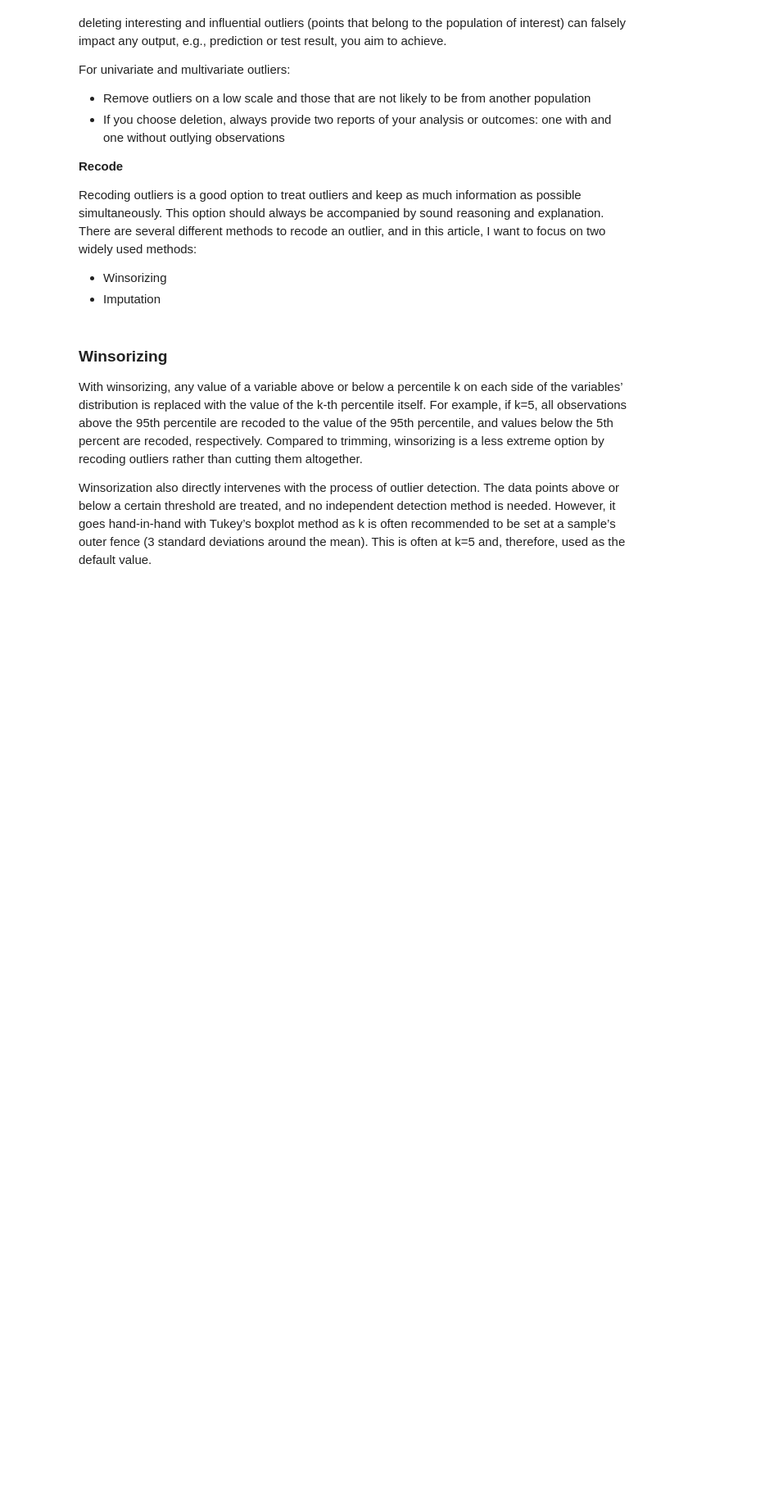
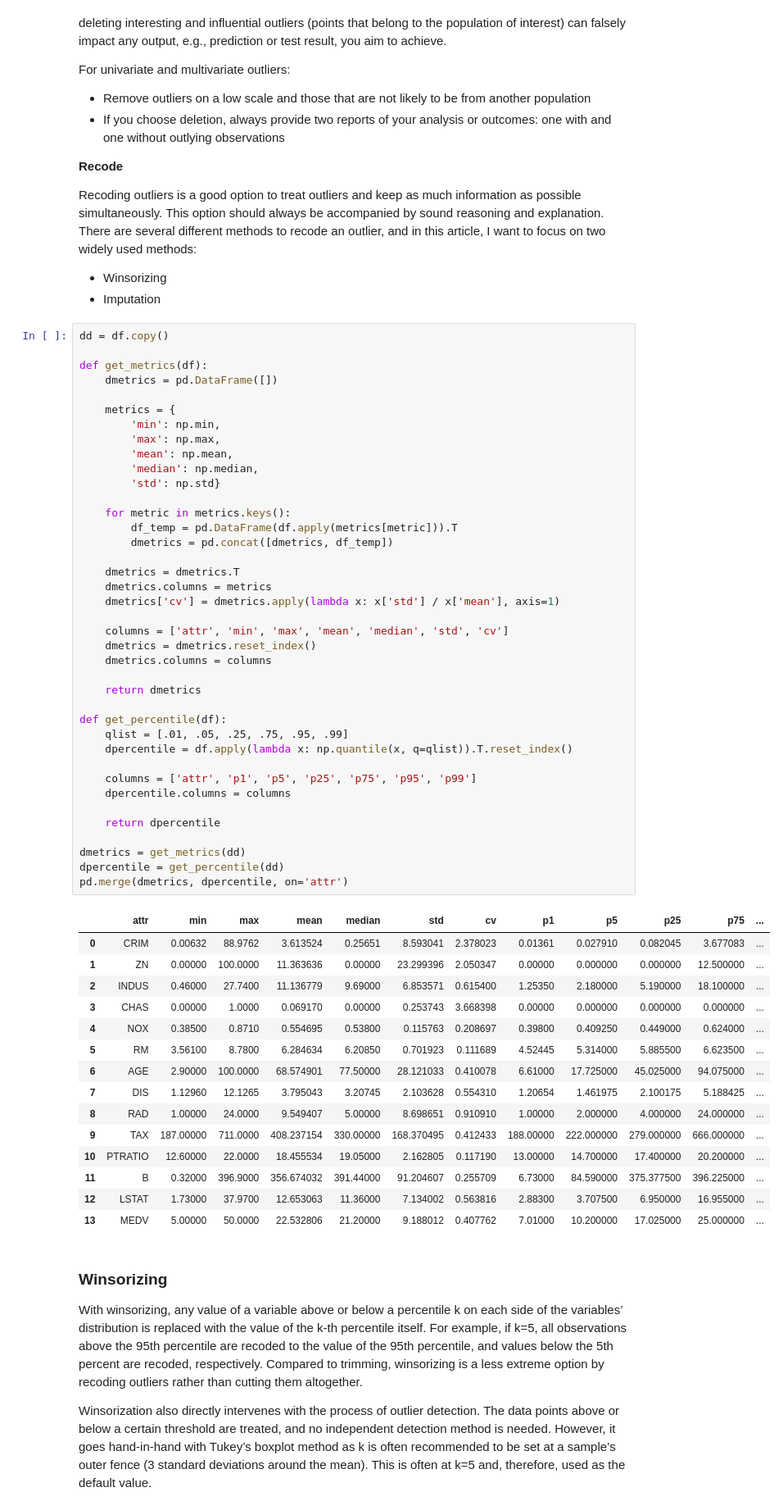
Before and after one commit to ficorrea/data_science, a Jupyter notebook: data_treatment/outlier_detect_treatment.ipynb, the cells around one changed output. Shown at 82% size. Drawn from its saved outputs; the diff is of its cells as text; blank space fills up the shorter version.

```diff
--- a/data_treatment/outlier_detect_treatment.ipynb
+++ b/data_treatment/outlier_detect_treatment.ipynb
@@ -482,6 +482,61 @@ Recoding outliers is a good option to treat outliers and keep as much informatio
 
 * Winsorizing
 * Imputation
+# %%
+dd = df.copy()
+
+def get_metrics(df):
+    dmetrics = pd.DataFrame([])
+
+    metrics = {
+        'min': np.min,
+        'max': np.max,
+        'mean': np.mean,
+        'median': np.median,
+        'std': np.std}
+
+    for metric in metrics.keys():
+        df_temp = pd.DataFrame(df.apply(metrics[metric])).T
+        dmetrics = pd.concat([dmetrics, df_temp])
+
+    dmetrics = dmetrics.T
+    dmetrics.columns = metrics
+    dmetrics['cv'] = dmetrics.apply(lambda x: x['std'] / x['mean'], axis=1)
+
+    columns = ['attr', 'min', 'max', 'mean', 'median', 'std', 'cv']
+    dmetrics = dmetrics.reset_index()
+    dmetrics.columns = columns
+
+    return dmetrics
+
+def get_percentile(df):
+    qlist = [.01, .05, .25, .75, .95, .99]
+    dpercentile = df.apply(lambda x: np.quantile(x, q=qlist)).T.reset_index()
+
+    columns = ['attr', 'p1', 'p5', 'p25', 'p75', 'p95', 'p99']
+    dpercentile.columns = columns
+
+    return dpercentile
+
+dmetrics = get_metrics(dd)
+dpercentile = get_percentile(dd)
+pd.merge(dmetrics, dpercentile, on='attr')
+# %% [output]
+|  | attr | min | max | mean | median | std | cv | p1 | p5 | p25 | p75 | ... |
+| 0 | CRIM | 0.00632 | 88.9762 | 3.613524 | 0.25651 | 8.593041 | 2.378023 | 0.01361 | 0.027910 | 0.082045 | 3.677083 | ... |
+| 1 | ZN | 0.00000 | 100.0000 | 11.363636 | 0.00000 | 23.299396 | 2.050347 | 0.00000 | 0.000000 | 0.000000 | 12.500000 | ... |
+| 2 | INDUS | 0.46000 | 27.7400 | 11.136779 | 9.69000 | 6.853571 | 0.615400 | 1.25350 | 2.180000 | 5.190000 | 18.100000 | ... |
+| 3 | CHAS | 0.00000 | 1.0000 | 0.069170 | 0.00000 | 0.253743 | 3.668398 | 0.00000 | 0.000000 | 0.000000 | 0.000000 | ... |
+| 4 | NOX | 0.38500 | 0.8710 | 0.554695 | 0.53800 | 0.115763 | 0.208697 | 0.39800 | 0.409250 | 0.449000 | 0.624000 | ... |
+| 5 | RM | 3.56100 | 8.7800 | 6.284634 | 6.20850 | 0.701923 | 0.111689 | 4.52445 | 5.314000 | 5.885500 | 6.623500 | ... |
+| 6 | AGE | 2.90000 | 100.0000 | 68.574901 | 77.50000 | 28.121033 | 0.410078 | 6.61000 | 17.725000 | 45.025000 | 94.075000 | ... |
+| 7 | DIS | 1.12960 | 12.1265 | 3.795043 | 3.20745 | 2.103628 | 0.554310 | 1.20654 | 1.461975 | 2.100175 | 5.188425 | ... |
+| 8 | RAD | 1.00000 | 24.0000 | 9.549407 | 5.00000 | 8.698651 | 0.910910 | 1.00000 | 2.000000 | 4.000000 | 24.000000 | ... |
+| 9 | TAX | 187.00000 | 711.0000 | 408.237154 | 330.00000 | 168.370495 | 0.412433 | 188.00000 | 222.000000 | 279.000000 | 666.000000 | ... |
+| 10 | PTRATIO | 12.60000 | 22.0000 | 18.455534 | 19.05000 | 2.162805 | 0.117190 | 13.00000 | 14.700000 | 17.400000 | 20.200000 | ... |
+| 11 | B | 0.32000 | 396.9000 | 356.674032 | 391.44000 | 91.204607 | 0.255709 | 6.73000 | 84.590000 | 375.377500 | 396.225000 | ... |
+| 12 | LSTAT | 1.73000 | 37.9700 | 12.653063 | 11.36000 | 7.134002 | 0.563816 | 2.88300 | 3.707500 | 6.950000 | 16.955000 | ... |
+| 13 | MEDV | 5.00000 | 50.0000 | 22.532806 | 21.20000 | 9.188012 | 0.407762 | 7.01000 | 10.200000 | 17.025000 | 25.000000 | ... |
 # %% [markdown]
 ### Winsorizing
 
```
